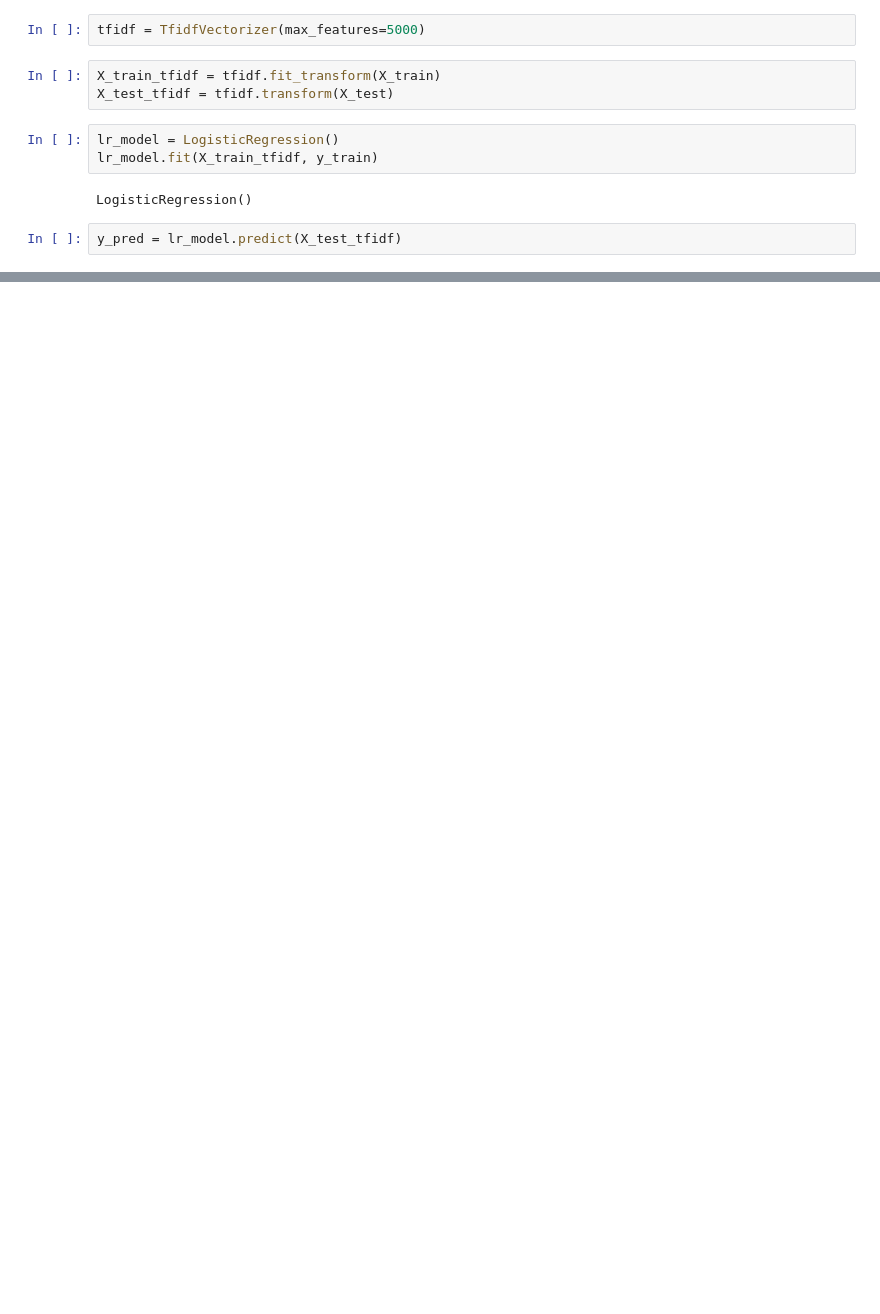
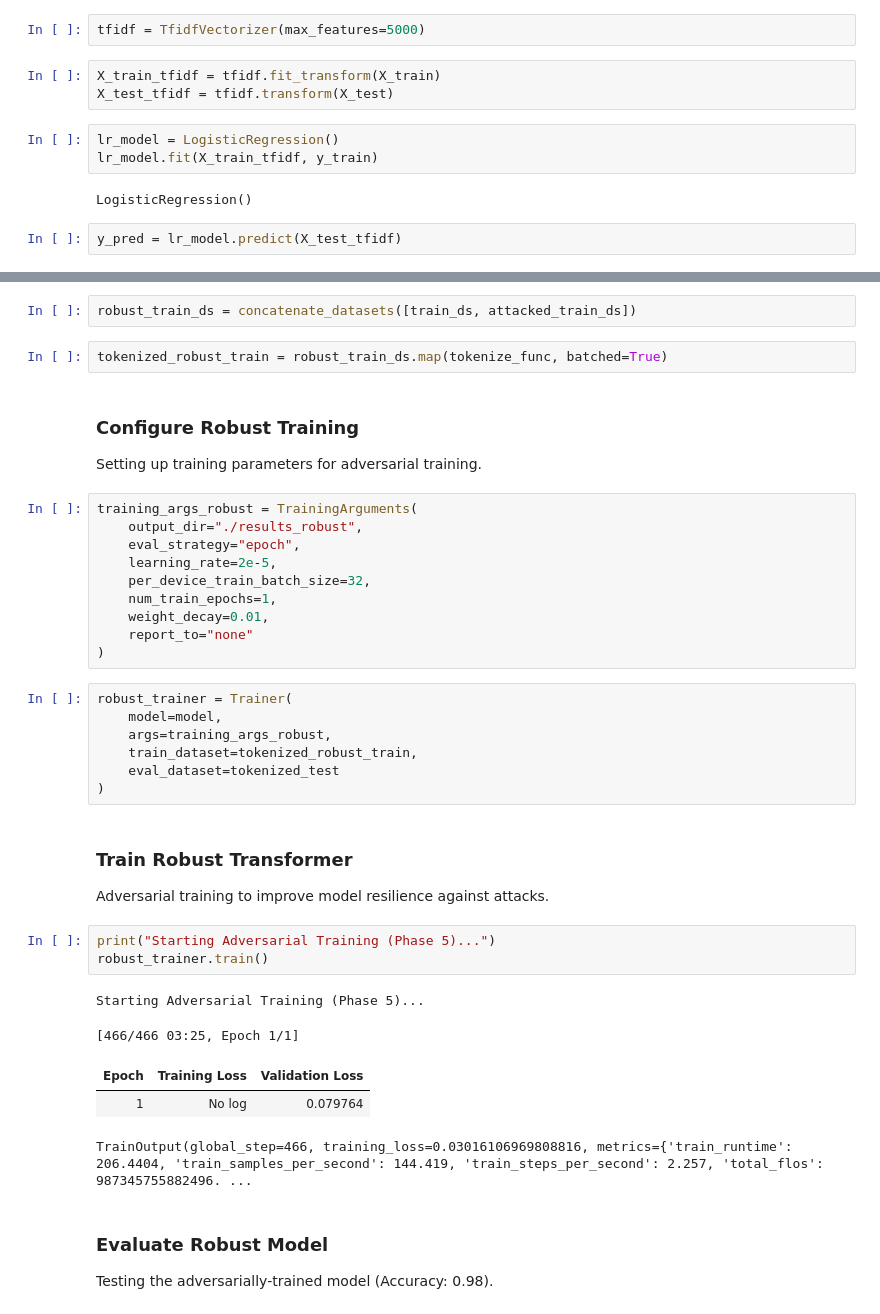
Before and after one commit to uzairahmed30/Syed-Uzair-Ahmed-24073760, a Jupyter notebook: Email_Phishing.ipynb, the cells around one changed output, grey strips where cells are left out. Cells and saved outputs as stored; diff of their text form; blank space fills up the shorter version.

```diff
--- a/Email_Phishing.ipynb
+++ b/Email_Phishing.ipynb
@@ -86,0 +323,39 @@ weighted avg       0.96      0.96      0.96      3727
+# %%
+robust_train_ds = concatenate_datasets([train_ds, attacked_train_ds])
+# %%
+tokenized_robust_train = robust_train_ds.map(tokenize_func, batched=True)
+# %% [markdown]
+### Configure Robust Training
+Setting up training parameters for adversarial training.
+# %%
+training_args_robust = TrainingArguments(
+    output_dir="./results_robust",
+    eval_strategy="epoch",
+    learning_rate=2e-5,
+    per_device_train_batch_size=32,
+    num_train_epochs=1,
+    weight_decay=0.01,
+    report_to="none"
+)
+# %%
+robust_trainer = Trainer(
+    model=model,
+    args=training_args_robust,
+    train_dataset=tokenized_robust_train,
+    eval_dataset=tokenized_test
+)
+# %% [markdown]
+### Train Robust Transformer
+Adversarial training to improve model resilience against attacks.
+# %%
+print("Starting Adversarial Training (Phase 5)...")
+robust_trainer.train()
+# %% [output]
+Starting Adversarial Training (Phase 5)...
+[466/466 03:25, Epoch 1/1]
+| Epoch | Training Loss | Validation Loss |
+| 1 | No log | 0.079764 |
+TrainOutput(global_step=466, training_loss=0.03016106969808816, metrics={'train_runtime': 206.4404, 'train_samples_per_second': 144.419, 'train_steps_per_second': 2.257, 'total_flos': 987345755882496. ...
+# %% [markdown]
+### Evaluate Robust Model
+Testing the adversarially-trained model (Accuracy: 0.98).
```
Also changed, not shown: parts of 65 cells of this notebook.
